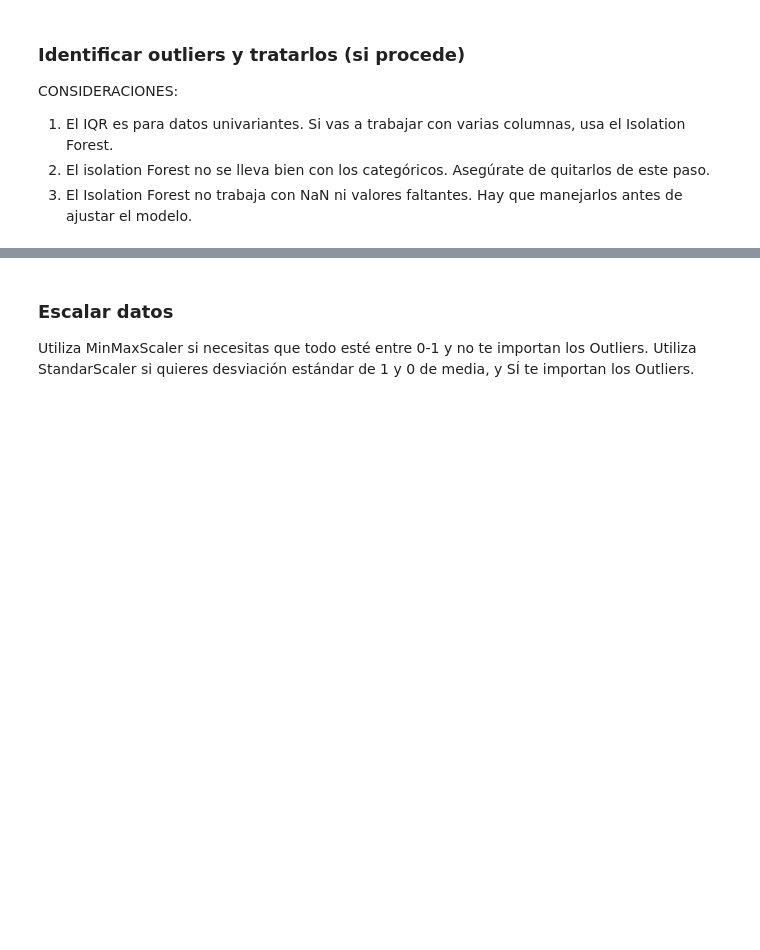
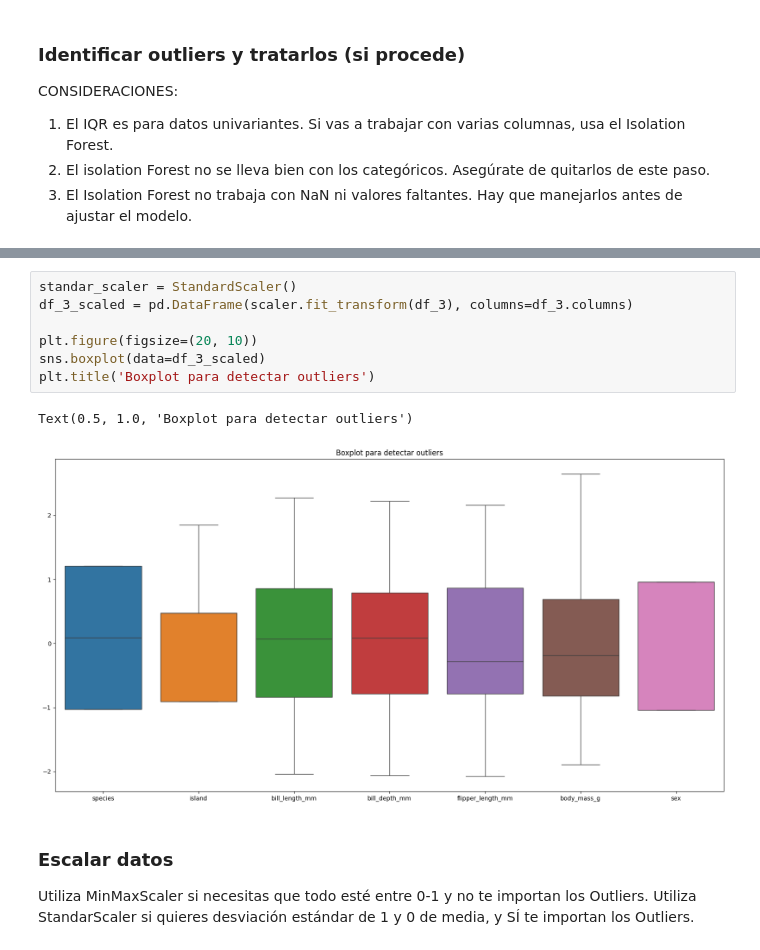
Before and after one commit to fjzamora93/Data-Analytics-with-python-2024, a Jupyter notebook: penguins_regression/template_penguins_regr.ipynb, the cells around one changed output, grey strips where cells are left out. Cells and saved outputs as stored; diff of their text form; blank space fills up the shorter version.

```diff
--- a/penguins_regression/template_penguins_regr.ipynb
+++ b/penguins_regression/template_penguins_regr.ipynb
@@ -377,3 +451,13 @@ Tamaño del df_3 sin outliers: (340, 7)
+# %%
+standar_scaler = StandardScaler()
+df_3_scaled = pd.DataFrame(scaler.fit_transform(df_3), columns=df_3.columns)
+
+plt.figure(figsize=(20, 10))
+sns.boxplot(data=df_3_scaled)
+plt.title('Boxplot para detectar outliers')
+# %% [output]
+Text(0.5, 1.0, 'Boxplot para detectar outliers')
+[figure, added]
 # %% [markdown]
 ### Escalar datos
 Utiliza MinMaxScaler si necesitas que todo esté entre 0-1 y no te importan los Outliers.
```
Also changed, not shown: parts of 24 cells of this notebook, 1 other file.
